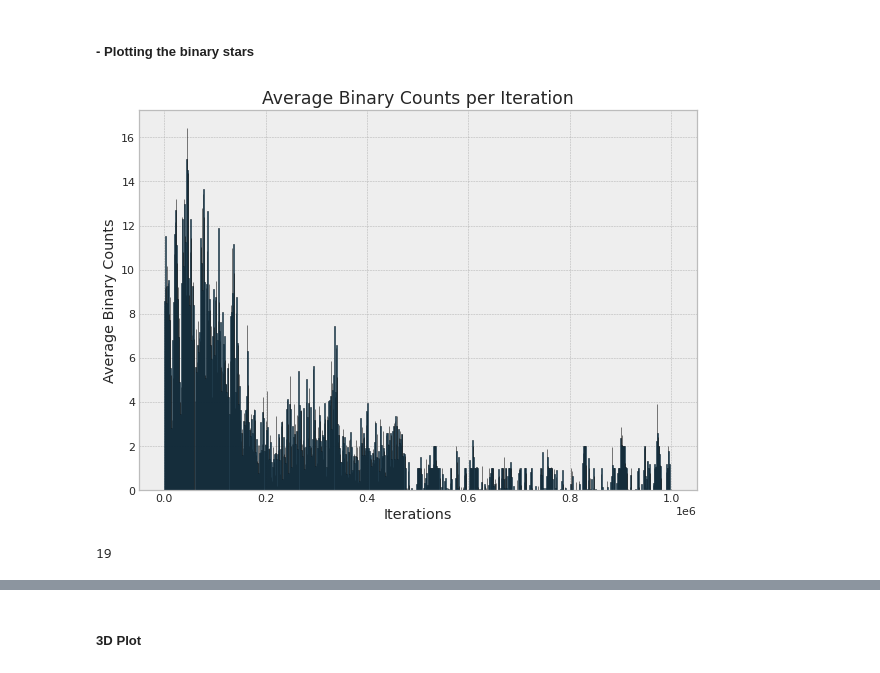
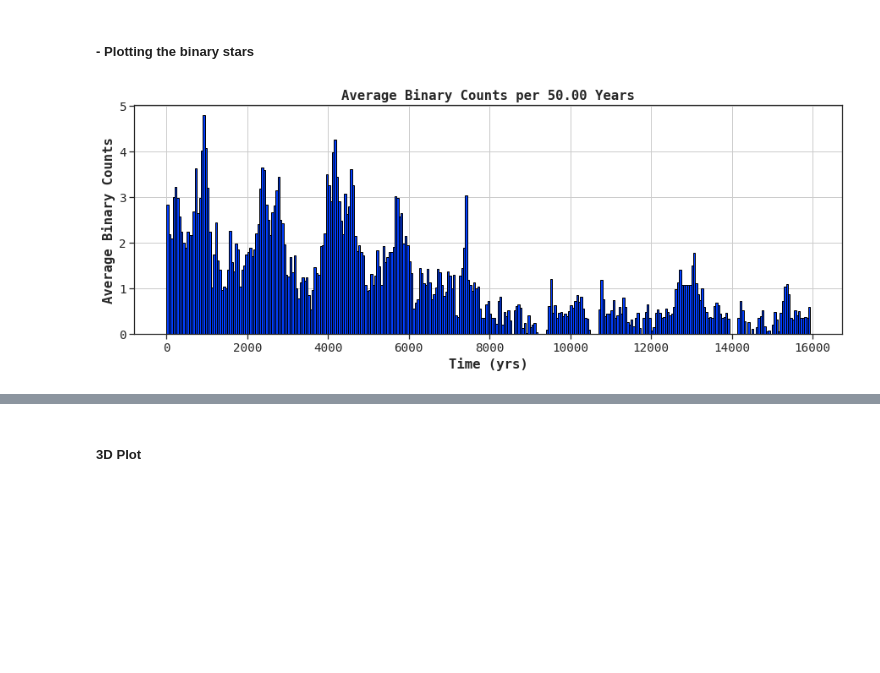
Before and after one commit to quartzar/n-body-cuda, a Jupyter notebook: nbody_notebook.ipynb, the cells around one changed output, grey strips where cells are left out. Drawn from its saved outputs; the diff is of its cells as text; code cells hidden in the pictures; blank space fills up the shorter version.

```diff
--- a/nbody_notebook.ipynb
+++ b/nbody_notebook.ipynb
@@ -14,6 +14,13 @@ import seaborn as sns; sns.set()
 import numpy as np
 import pandas as pd
 
+sns.set_style("darkgrid")
+sns.set(style='ticks', font_scale=1.3)
+sns.set_palette("bright")
+plt.rc('font', family='monospace')
+plt.rcParams["axes.labelweight"] = "bold"
+plt.rcParams["axes.titleweight"] = "bold"
+
 idx = pd.IndexSlice
 bgcolour = "rgb(15, 23, 42)"
 plotly_template = pio.templates["plotly_dark"]
@@ -201,9 +204,9 @@ def find_bound_pairs(data):
     vz = data.loc[:,idx[:,'vz']].groupby(level=0, axis=1).sum()
     m  = data.loc[:,idx[:,'mass']].groupby(level=0, axis=1).sum()
 
-    is_bound = np.zeros((total_iterations, n_bodies), dtype=bool)  # Initialize boolean array
-    bound_to = [[[] for l in range(n_bodies)] for m in range (total_iterations)]  # Initialize empty array for
-    pairs = [[]for b in range(total_iterations)]  # Initialize empty array for pairs
+    is_bound = np.zeros((total_snapshots, n_bodies), dtype=bool)  # Initialize boolean array
+    bound_to = [[[] for l in range(n_bodies)] for m in range (total_snapshots)]  # Initialize empty array for
+    pairs = [[]for b in range(total_snapshots)]  # Initialize empty array for pairs
     print(pairs[0])
 
     for i in range(0, n_bodies - 1):
@@ -251,7 +254,7 @@ def find_bound_pairs(data):
             # kinetic = 0.5 * m1 * v1**2 + 0.5 * m2 * v2**2
             # print(f'{i} | {j}')
 
-            for k in range(0, total_iterations):
+            for k in range(0, total_snapshots):
 
                 # Check if sum of kinetic and potential energy is negative (bound)
                 if KE.iloc[k] + GPE.iloc[k] < 0:
@@ -281,8 +284,7 @@ def find_bound_pairs(data):
 # %% [markdown]
 #### - Data retrieval
 # %%
-df, n_bodies, timestep, softening_factor, total_iterations, snapshot_interval, total_snapshots, total_time = process_data("2023-02-17--17-45-59")#("2023-02-15--21-44-34")#("sun_earth1")#
+df, time_arr, current_time_arr, delta_time_arr, n_bodies, softening_factor, total_snapshots, total_time = process_data("n-10-cluster")
 GPE, KE, totalE = systemEnergy(df)
 df = find_bound_pairs(df)
-# sun_earth1
 # %% [output]
@@ -316,44 +303,42 @@ total_time: 273972.60 yrs | 0.2740 Myrs
 # %%
 binary_counts = df['pairs'].apply(lambda row: sum(1 for _ in row))
 
 # Set data
-step_iterations = 1000.0
-x_data = np.arange(0, total_iterations)
+step_time = 50.0 # in years
+x_data = current_time_arr / 365.25
 y_data = binary_counts
 
 # Calculate the number of bins
-num_bins = int(np.ceil(total_iterations / step_iterations))
+total_time = x_data[-1] - x_data[0]
+num_bins = int(np.ceil(total_time / step_time))
 
 # Calculate the bin edges
-bin_edges = np.arange(num_bins+1) * step_iterations
+bin_edges = np.linspace(x_data[0], x_data[-1], num_bins + 1)
 
 # Calculate the bin centers
-bin_centers = bin_edges[:-1] + step_iterations/2
+bin_centers = (bin_edges[:-1] + bin_edges[1:]) / 2
 
 # Calculate the bin values
-bin_values, _ = np.histogram(np.arange(len(binary_counts)), bins=bin_edges, weights=binary_counts)
+bin_values, _ = np.histogram(x_data, bins=bin_edges, weights=binary_counts)
 
-# Divide by step_iterations to get the average
+# Divide by the actual bin width to get the average
+bin_widths = np.diff(bin_edges)
 bin_values = np.array(bin_values, dtype=float)
-bin_values /= step_iterations
+bin_values /= bin_widths
 
 # Create bar plot using matplotlib
-plt.style.use('bmh')
+# plt.style.use('bmh')
 fig, ax = plt.subplots()
-fig.set_size_inches(10, 7)
-ax.bar(bin_centers, bin_values, width=step_iterations, edgecolor='black')
+fig.set_size_inches(15, 5)
+ax.bar(bin_centers, bin_values, width=step_time, edgecolor='black')
+ax.grid(True)
 
 # Set labels and title
-ax.set_xlabel('Iterations')
+ax.set_xlabel('Time (yrs)')
 ax.set_ylabel('Average Binary Counts')
-ax.set_title(f'Average Binary Counts per Iteration')
+ax.set_title(f'Average Binary Counts per {step_time:.2f} Years')
 
 # Show the plot
 plt.show()
 # %% [output]
-[figure, old version]
+[figure, new version]
-# %%
-binary_counts.argmax()
-binary_counts[77188]
-# %% [output]
-19
```
Also changed, not shown: parts of 18 cells of this notebook, 24 other files.
